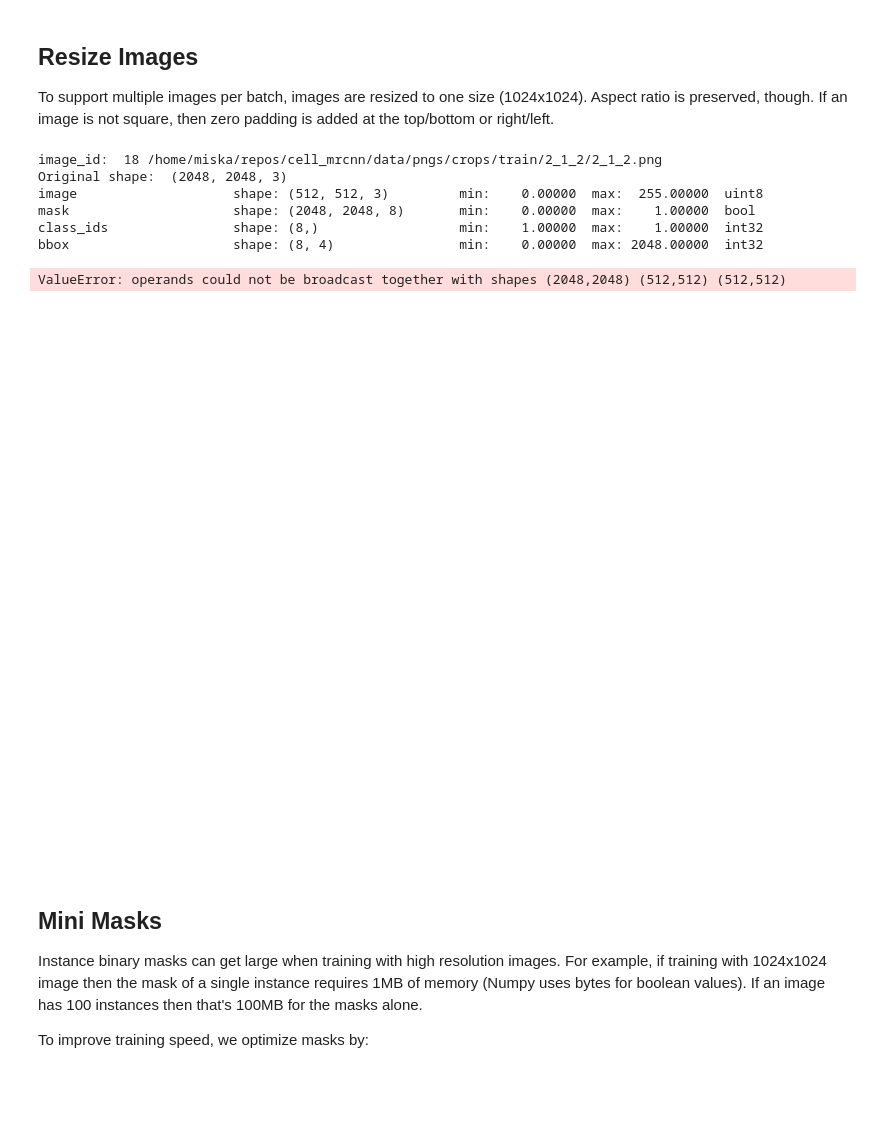
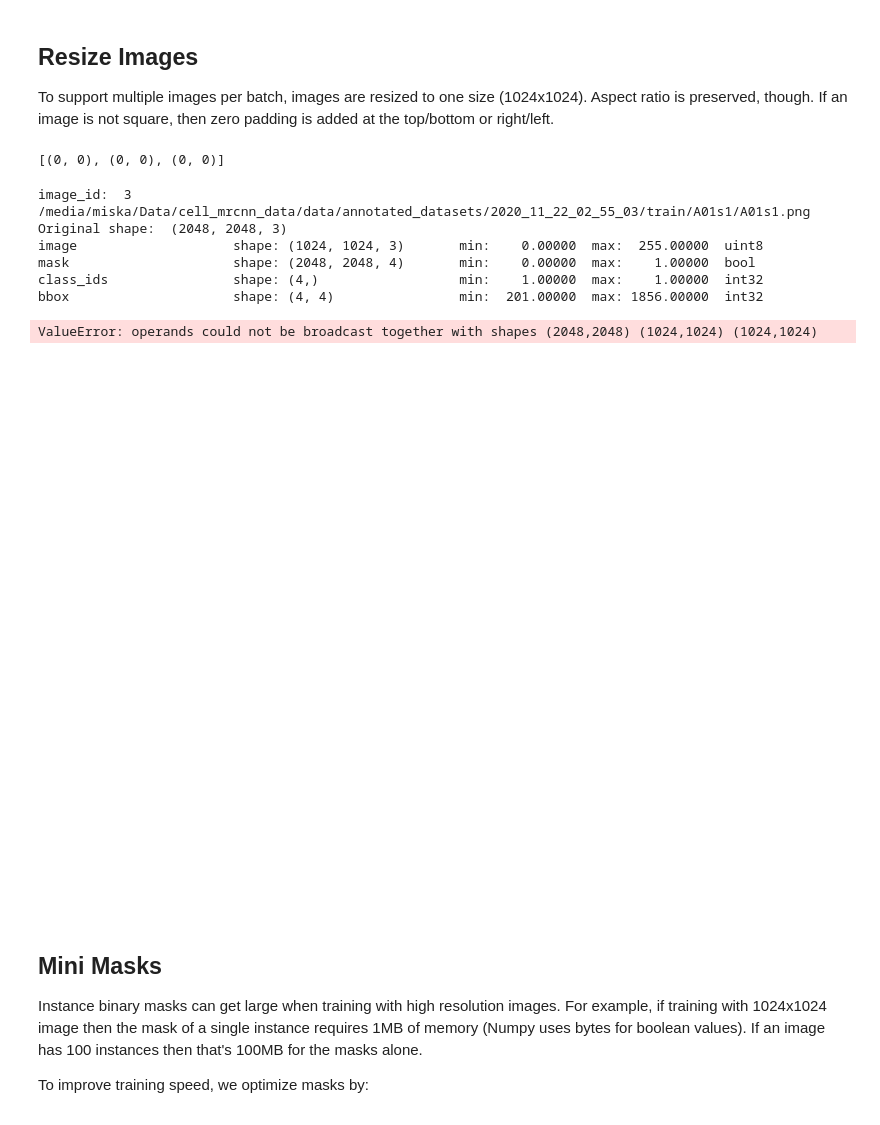
Before and after one commit to misakadam97/cell_mrcnn, a Jupyter notebook: notebooks/inspect_cell_data.ipynb, the cells around one changed output. Cells and saved outputs as stored; diff of their text form; code cells hidden in the pictures; blank space fills up the shorter version.

Commit message:
__file__ path replaced w/ config path

```diff
--- a/notebooks/inspect_cell_data.ipynb
+++ b/notebooks/inspect_cell_data.ipynb
@@ -47,10 +36,15 @@ def cell2rgb(image, treshold):
+# %%
+def cell2rgb(image):
+    zeros = np.zeros((image.shape[0], image.shape[1])).astype(np.uint8)
+    image_rgb = np.stack([image[:,:,0], zeros, image[:,:,1]], axis=2)
+    return image_rgb
 # %% [markdown]
 ## Configurations
 
 Configurations are defined in balloon.py
 # %%
 config = cell.CellConfig()
-Cell_DIR = os.path.join(ROOT_DIR, "data/pngs/crops")
+Cell_DIR = os.path.join(get_data_path_from_config_file(), "annotated_datasets/2020_11_22_02_55_03")
 # %% [markdown]
 ## Dataset
 # %%
@@ -82,6 +76,6 @@ image_ids = np.random.choice(dataset.image_ids, 4)
 for image_id in image_ids:
     image = dataset.load_image(image_id)
     mask, class_ids = dataset.load_mask(image_id)
-    image = cell2rgb(image, 10)
+    image = cell2rgb(image)
     visualize.display_top_masks(image, mask, class_ids, dataset.class_names)
 # %% [output]
@@ -121,41 +115,48 @@ bbox                     shape: (8, 4)                min:    0.00000  max: 2048
 ## Resize Images
 
 To support multiple images per batch, images are resized to one size (1024x1024). Aspect ratio is preserved, though. If an image is not square, then zero padding is added at the top/bottom or right/left.
+# %%
+image_id = np.random.choice(dataset.image_ids, 1)[0]
+image = dataset.load_image(image_id)
+# %%
+padding
+# %% [output]
+[(0, 0), (0, 0), (0, 0)]
 # %%
 # Load random image and mask.
 image_id = np.random.choice(dataset.image_ids, 1)[0]
 image = dataset.load_image(image_id)
 mask, class_ids = dataset.load_mask(image_id)
-image = cell2rgb(image, 10)
+image = cell2rgb(image)
 original_shape = image.shape
 # Resize
 image, window, scale, padding, _ = utils.resize_image(
     image,
     min_dim=config.IMAGE_MIN_DIM,
     max_dim=config.IMAGE_MAX_DIM,
     mode=config.IMAGE_RESIZE_MODE)
 mask = utils.resize_mask(mask, scale, padding)
 # Compute Bounding box
 bbox = utils.extract_bboxes(mask)
 
 # Display image and additional stats
 print("image_id: ", image_id, dataset.image_reference(image_id))
 print("Original shape: ", original_shape)
 log("image", image)
 log("mask", mask)
 log("class_ids", class_ids)
 log("bbox", bbox)
 # Display image and instances
 visualize.display_instances(image, bbox, mask, class_ids, dataset.class_names)
 # %% [output]
-image_id:  18 /home/miska/repos/cell_mrcnn/data/pngs/crops/train/2_1_2/2_1_2.png
+image_id:  3 /media/miska/Data/cell_mrcnn_data/data/annotated_datasets/2020_11_22_02_55_03/train/A01s1/A01s1.png
 Original shape:  (2048, 2048, 3)
-image                    shape: (512, 512, 3)         min:    0.00000  max:  255.00000  uint8
-mask                     shape: (2048, 2048, 8)       min:    0.00000  max:    1.00000  bool
-class_ids                shape: (8,)                  min:    1.00000  max:    1.00000  int32
-bbox                     shape: (8, 4)                min:    0.00000  max: 2048.00000  int32
+image                    shape: (1024, 1024, 3)       min:    0.00000  max:  255.00000  uint8
+mask                     shape: (2048, 2048, 4)       min:    0.00000  max:    1.00000  bool
+class_ids                shape: (4,)                  min:    1.00000  max:    1.00000  int32
+bbox                     shape: (4, 4)                min:  201.00000  max: 1856.00000  int32
-ValueError: operands could not be broadcast together with shapes (2048,2048) (512,512) (512,512)
+ValueError: operands could not be broadcast together with shapes (2048,2048) (1024,1024) (1024,1024)
-[figure, old version]
+[figure, new version]
 # %% [markdown]
 ## Mini Masks
 
```
Also changed, not shown: parts of 9 cells of this notebook, 10 other files.
